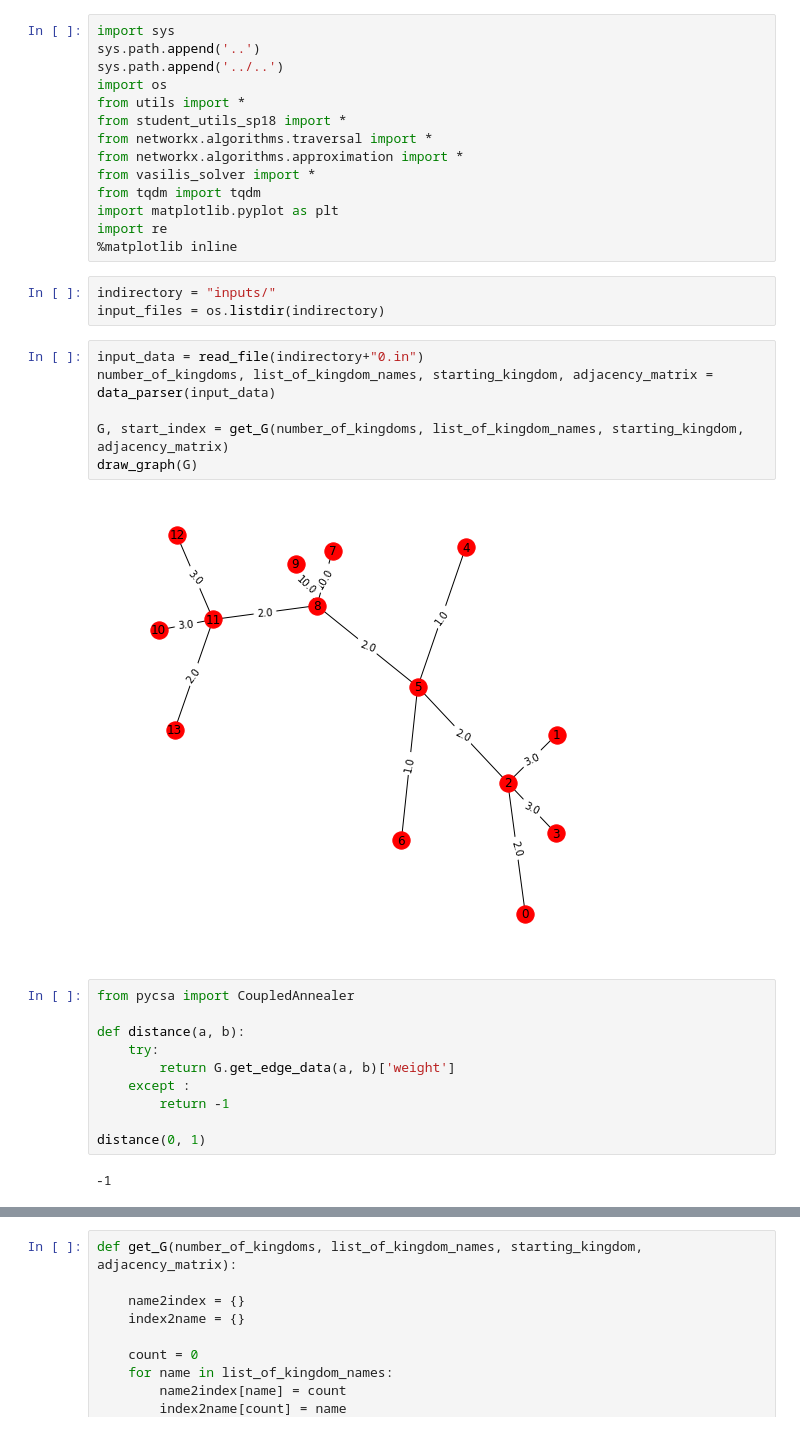
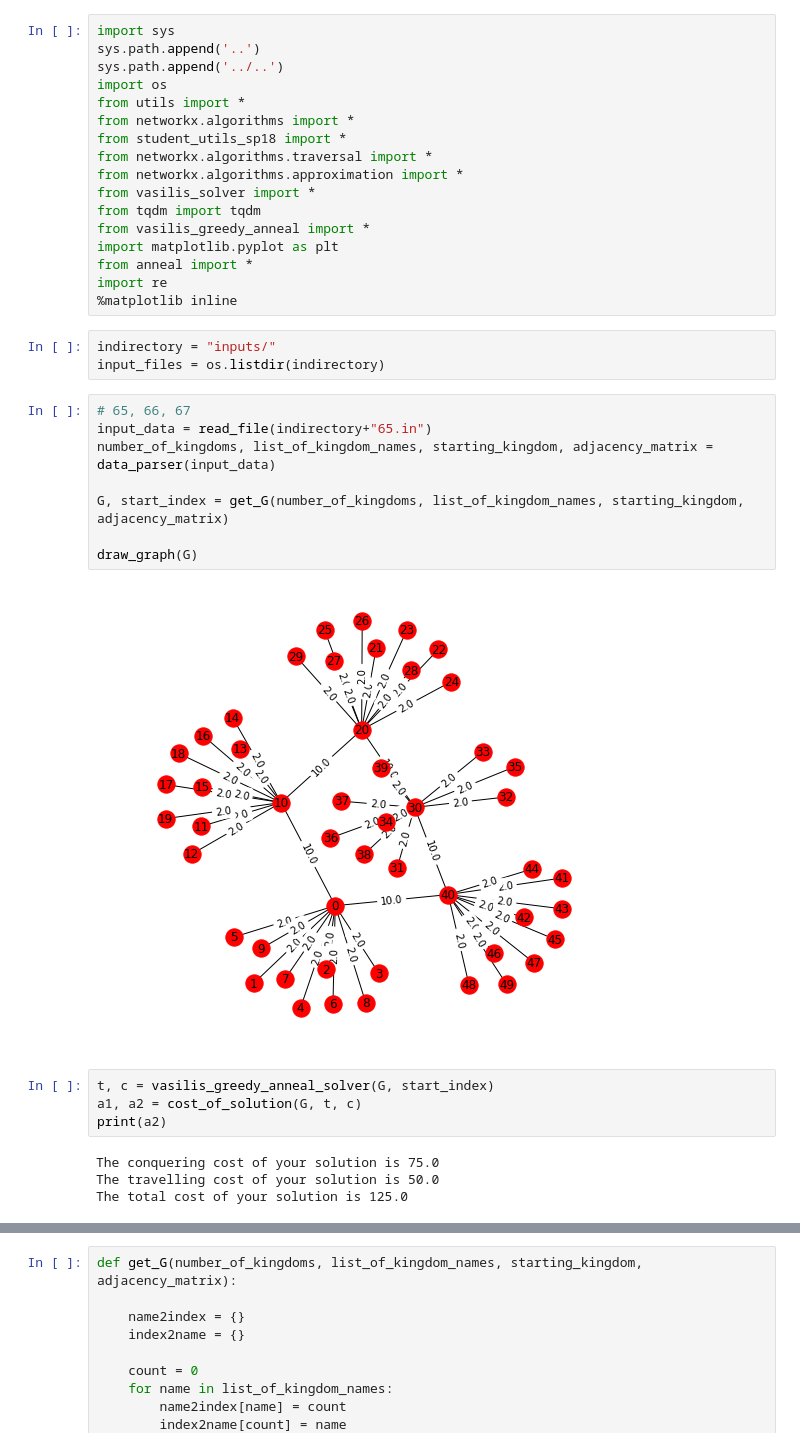
Before and after one commit to oikobill/project-starter-code, a Jupyter notebook: phase 2/simulated_annealing.ipynb, the cells around one changed output, grey strips where cells are left out. Drawn from its saved outputs; the diff is of its cells as text.

Commit message:
simulated annealing

```diff
--- a/phase 2/simulated_annealing.ipynb
+++ b/phase 2/simulated_annealing.ipynb
@@ -4,34 +4,35 @@ sys.path.append('..')
 sys.path.append('../..')
 import os
 from utils import *
+from networkx.algorithms import *
 from student_utils_sp18 import *
 from networkx.algorithms.traversal import *
 from networkx.algorithms.approximation import *
 from vasilis_solver import *
 from tqdm import tqdm
+from vasilis_greedy_anneal import *
 import matplotlib.pyplot as plt
+from anneal import *
 import re
 %matplotlib inline
 # %%
 indirectory = "inputs/"
 input_files = os.listdir(indirectory)
 # %%
-input_data = read_file(indirectory+"0.in")
+# 65, 66, 67
+input_data = read_file(indirectory+"65.in")
 number_of_kingdoms, list_of_kingdom_names, starting_kingdom, adjacency_matrix = data_parser(input_data)
 
 G, start_index = get_G(number_of_kingdoms, list_of_kingdom_names, starting_kingdom, adjacency_matrix)
+
 draw_graph(G)
 # %% [output]
-[figure, old version]
+[figure, new version]
-# %%
-from pycsa import CoupledAnnealer
-
-def distance(a, b):
-    try:
-        return G.get_edge_data(a, b)['weight']
-    except :
-        return -1
-
-distance(0, 1)
-# %% [output]
--1
+# %%
+t, c = vasilis_greedy_anneal_solver(G, start_index)
+a1, a2 = cost_of_solution(G, t, c)
+print(a2)
+# %% [output]
+The conquering cost of your solution is 75.0
+The travelling cost of your solution is 50.0
+The total cost of your solution is 125.0
```
Also changed, not shown: parts of 3 cells of this notebook, 2 other files.
